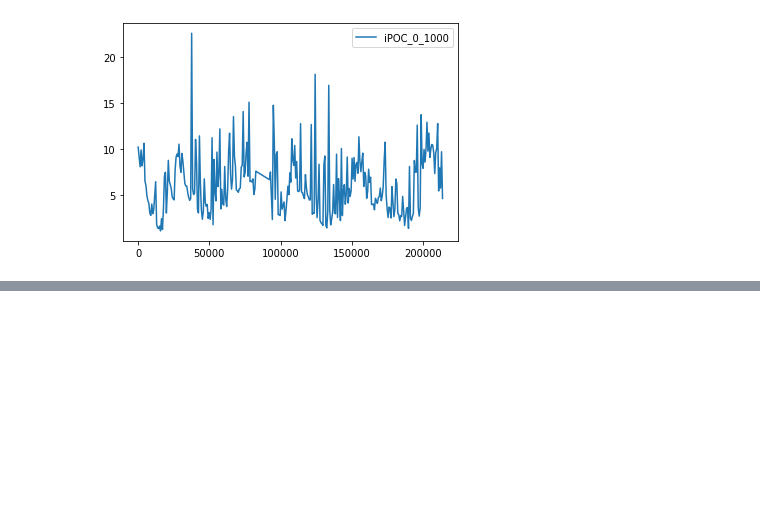
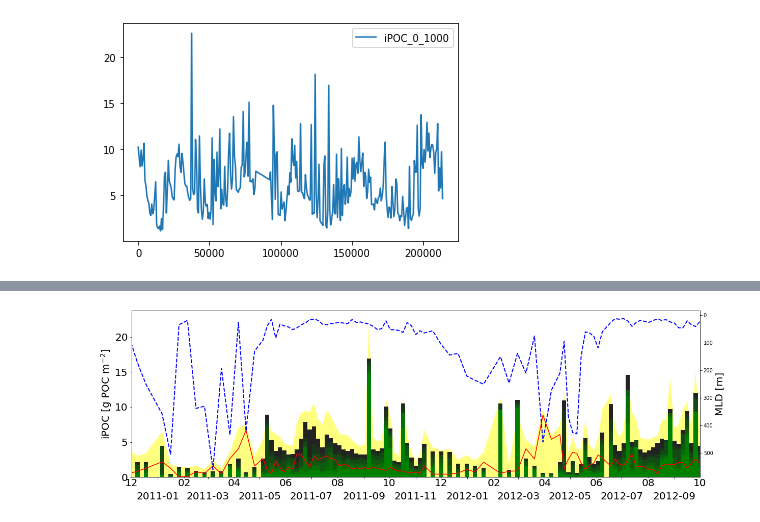
Before and after one commit to fricour/CarbonFluxes, a Jupyter notebook: carbon.ipynb, the cells around one changed output, grey strips where cells are left out. Cells and saved outputs as stored; diff of their text form; code cells hidden in the pictures; blank space fills up the shorter version.

```diff
--- a/carbon.ipynb
+++ b/carbon.ipynb
@@ -652,0 +751,5 @@ test.plot()
+# %%
+data2 = data[['human_time', 'iPOC_0_1000', 'iPOC_0_zp','iPOC_zp_1000','iPOC_zp+zi50_1000',
+             'iPOC_zp+zi100_1000', 'iPOC_zp+zi200_1000', 'iPOC_zp+zi300_1000', 'iPOC_zp+zi400_1000',
+             'MLD']].drop_duplicates()
+data2
@@ -652,0 +790,69 @@ test.plot()
+# %%
+import seaborn as sns
+pal = sns.light_palette("grey", reverse=True)
+pal = sns.dark_palette("green", reverse=True)
+# %%
+fig, ax = plt.subplots(figsize = (20,6))
+ax2 = ax.twinx()
+w = 5
+
+#ax.plot(x, iPOC_0_1000) # Plot data on the axes.
+# ax.bar(x, iPOC_zp_1000, width = w, color = pal[0])
+# ax.bar(x, iPOC_zpzi50_1000, width = w, color = pal[1])
+# ax.bar(x, iPOC_zpzi100_1000, width = w, color = pal[2])
+# ax.bar(x, iPOC_zpzi200_1000, width = w, color = pal[3])
+# ax.bar(x, iPOC_zpzi300_1000, width = w, color = pal[4])
+# ax.bar(x, iPOC_zpzi400_1000, width = w, color = pal[5])
+
+ax.bar(x, iPOC_zp_1000, width = w, color = pal[5])
+ax.bar(x, iPOC_zpzi50_1000, width = w, color = pal[4])
+ax.bar(x, iPOC_zpzi100_1000, width = w, color = pal[3])
+ax.bar(x, iPOC_zpzi200_1000, width = w, color = pal[2])
+ax.bar(x, iPOC_zpzi300_1000, width = w, color = pal[1])
+ax.bar(x, iPOC_zpzi400_1000, width = w, color = pal[0])
+
+# iPOC in the upper layer
+ax.plot(x, iPOC_0_zp, color = 'red')
+
+ax.set_ylabel('iPOC [g POC m$^{-2}$]', fontsize = 20)
+
+# add (not smoothed) iPOC_0_1000
+# Shade the area between y1 and line y=0
+ax.fill_between(x, y1 = iPOC_0_1000, facecolor="yellow", alpha=.5) # The outline color
+
+# import seaborn as sns
+# seq_col_brew = sns.color_palette("gray", 5)
+# sns.set_palette(seq_col_brew)
+
+# ax.set_title(title, fontsize = 20)
+# ylim([0, ymax])
+# plt.gca().invert_yaxis()
+
+#####   set ticks and  labels
+months = mdates.MonthLocator(interval=1)
+years = mdates.YearLocator()
+
+datemin = datetime.strptime('2010-12-01', '%Y-%m-%d').date()
+datemin = datemin.toordinal()
+datemax = datetime.strptime('2012-10-01', '%Y-%m-%d').date()
+datemax = datemax.toordinal()
+
+ax.set_xlim(datemin, datemax)
+
+ax.xaxis.set_minor_locator(months)
+ax.xaxis.set_major_locator(years)
+fmt = mdates.DateFormatter('%m')
+
+ax.xaxis.set_major_formatter(mdates.DateFormatter('%Y'))
+ax.xaxis.set_minor_formatter(fmt)
+
+ax.tick_params(axis='x', which='major', direction='out', pad=25, labelsize=20)
+ax.tick_params(axis='x', which='minor', direction='out', pad=0.5, labelsize=20)
+ax.tick_params(axis='both', which='both', labelsize=20)
+
+# add mld data (on another axes)
+ax2.plot(time_mld, mld, 'b--', lw = 2)
+ax2.set_ylabel('MLD [m]', fontsize = 20)
+plt.gca().invert_yaxis()
+# %% [output]
+[figure, added]
```
Also changed, not shown: parts of 29 cells of this notebook.
